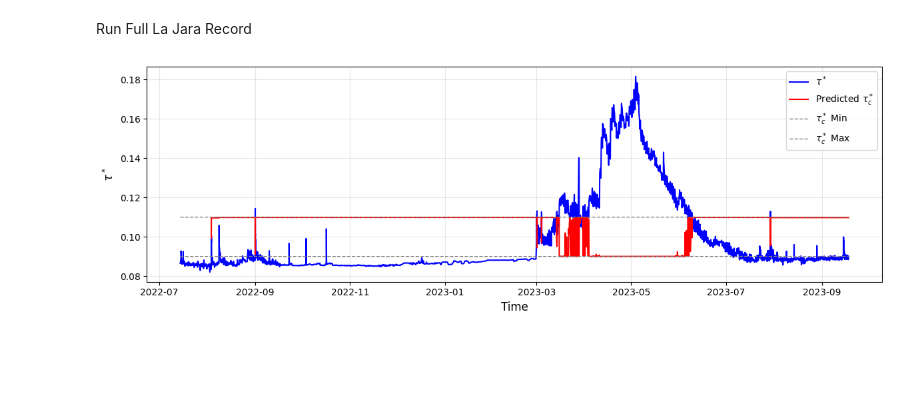
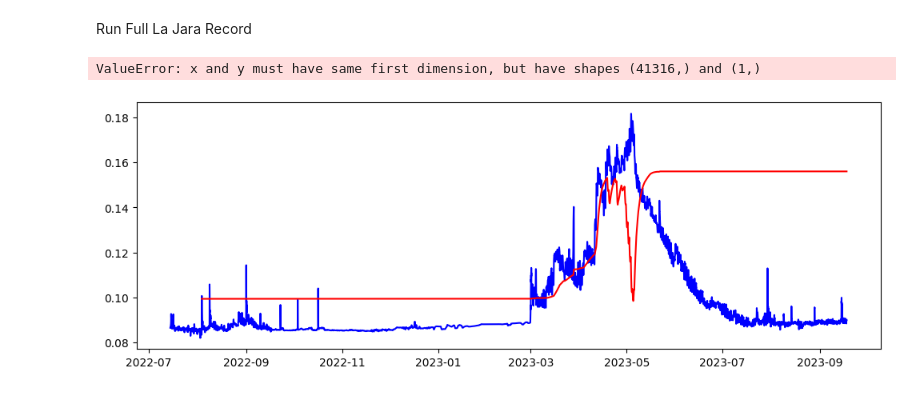
Before and after one commit to nicole-hucke/shear_stress_paper, a Jupyter notebook: antecedent_conditions/predictive_equation/predictive_model.ipynb, the cells around one changed output. Cells and saved outputs as stored; diff of their text form; code cells hidden in the pictures; blank space fills up the shorter version.

```diff
--- a/antecedent_conditions/predictive_equation/predictive_model.ipynb
+++ b/antecedent_conditions/predictive_equation/predictive_model.ipynb
@@ -122,6 +122,8 @@ def evolve_tauc_max(
     tau_c_max,          # maximum τ*c global
     event_indices,      # time labels or integer positions where τ*c observations are available
     tau_c_obs,          # observed τ*c values at event_indices
+    A=0.2924,
+    B=8.6866,
 ):
 
     # convert τ* to numeric 1D array and keep index if Series
@@ -191,10 +193,10 @@ def evolve_tauc_max(
 
         # calculate tau_equilibrium
         # sigmoid parameters from flume data
-        kg = 20
-        tau_refg = 0.71
-        kd = 150
-        tau_refd = 1.02
+        kg = 22
+        tau_refg = 0.7
+        kd = 45
+        tau_refd = 1.04
         # sigmoid functions for convergence
         G = 1 / (1 + np.exp(-1*kg * (t/tau_c_max - tau_refg)))
         D = 1 / (1 + np.exp(kd * (t/tau_c_max - tau_refd)))
@@ -207,7 +209,7 @@ def evolve_tauc_max(
             tau_equilibrium = tau_conv
 
         # calculate k (function of applied tau*)
-        k = 0.2924 * (t / tau_c_max)**(8.6866)
+        k = A * (t / tau_c_max)**(B)
 
         # new tau_c evolution equation
         tau_c[i] = tau_equilibrium - (tau_equilibrium - tau_c_current) * np.exp(-k * dt)
@@ -628,34 +630,38 @@ tauc_min_lajara = tauc_obs_lajara.min() * 1.05
 tauc_max_lajara = tauc_obs_lajara.max() * 0.72
 # %%
 tauc_min_lajara = 0.09
-tauc_max_lajara = 0.11
+tauc_max_lajara = 0.16
 # %%
 tauc_lajara, k_lajara, tau_eq_lajara, gd = evolve_tauc_max(
     tau_star,
     dt=15, # 15 minute timestep
     tau_c_min=tauc_min_lajara,
     tau_c_max=tauc_max_lajara,
     event_indices=event_indices,
     tau_c_obs=tauc_obs_lajara,
+    A=4.018156480603808e-04,
+    B=9.73529411764706
 )
 
 tau_c_pred_series = pd.Series(tauc_lajara, index=time_to_index.index)
 tau_star_series = pd.Series(tau_star, index=time_to_index.index)
 
 fig, ax = plt.subplots(figsize=(12, 4))
 ax.plot(tau_star_series.index, tau_star_series.values, color='blue', label=r'$\tau^*$', linewidth=1.5)
 ax.plot(tau_c_pred_series.index, tau_c_pred_series.values, color='red', label=r'Predicted $\tau_c^*$', linewidth=1.5)
+ax.plot(tau_star_series.index, tau_eq_lajara, color='slategrey', linestyle='--', label=r'Equilibrium $\tau_c^*$', linewidth=1.5)
 # horiztonal min and max lines
 ax.plot(tau_c_pred_series.index, [tauc_min_lajara]*len(tau_c_pred_series), color='gray', linestyle='--', label=r'$\tau_c^*$ Min', linewidth=1)
 ax.plot(tau_c_pred_series.index, [tauc_max_lajara]*len(tau_c_pred_series), color='gray', linestyle='--', label=r'$\tau_c^*$ Max', linewidth=1)
-#ax.scatter(tauc_obs_lajara.index, tauc_obs_lajara, facecolors="none", edgecolors="black", s=80, linewidth=2, label=r"Observed $\tau^*_c$", zorder=5,)
+ax.scatter(tauc_events.index, tauc_obs_lajara, facecolors="none", edgecolors="black", s=80, linewidth=2, label=r"Observed $\tau^*_c$", zorder=5,)
 
 ax.set_ylabel(r'$\tau^*$', fontsize=12)
 ax.set_xlabel('Time', fontsize=12)
 ax.legend()
 ax.grid(True, alpha=0.3)
 
 plt.tight_layout()
 plt.show()
 # %% [output]
+ValueError: x and y must have same first dimension, but have shapes (41316,) and (1,)
-[figure, old version]
+[figure, new version]
```
Also changed, not shown: parts of 10 cells of this notebook, 1 other file.
